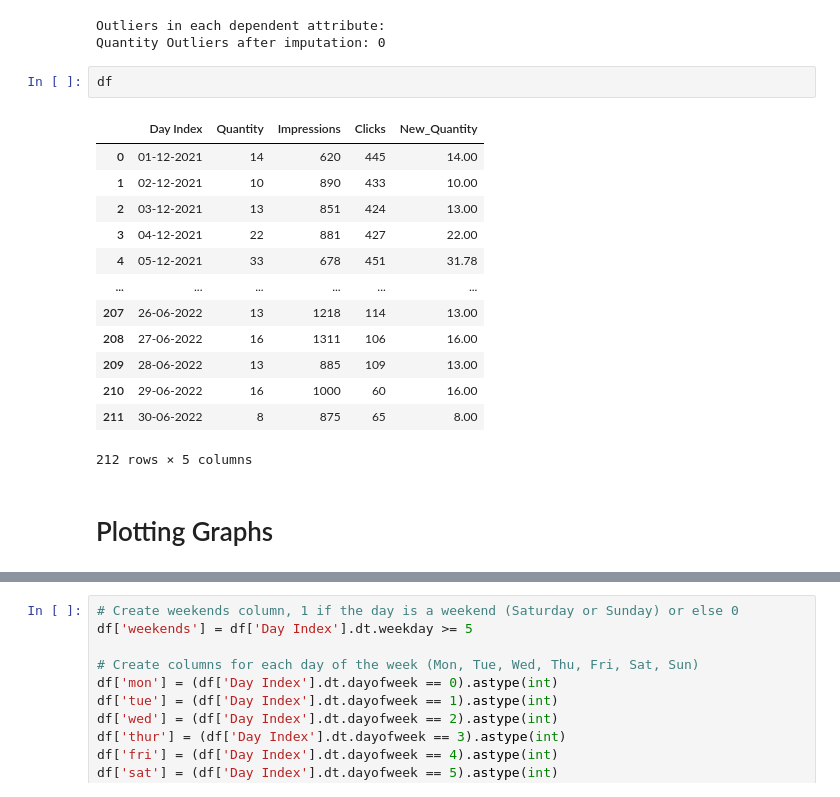
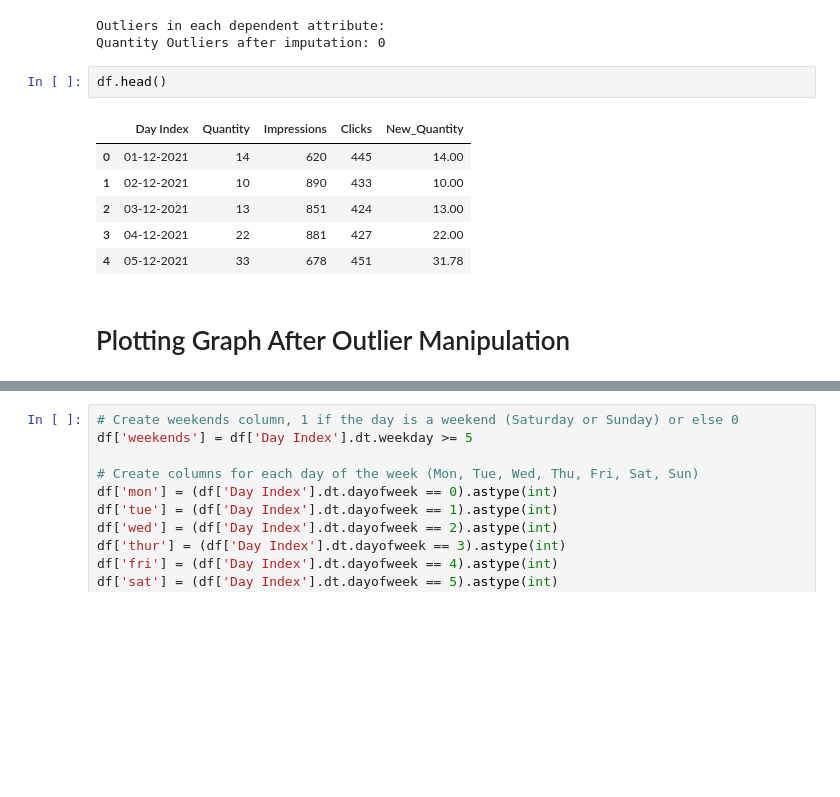
Before and after one commit to Shriya2524/Demand-forcasting, a Jupyter notebook: DEMAND_FORCASTING.ipynb, the cells around one changed output, grey strips where cells are left out. Saved outputs shown, nothing was run; the diff lists cells and outputs as text; blank space fills up the shorter version.

```diff
--- a/DEMAND_FORCASTING.ipynb
+++ b/DEMAND_FORCASTING.ipynb
@@ -225,21 +242,14 @@ print(f"Quantity Outliers after imputation: {outliers_count}")
 Outliers in each dependent attribute:
 Quantity Outliers after imputation: 0
 # %%
-df
+df.head()
 # %% [output]
 |  | Day Index | Quantity | Impressions | Clicks | New_Quantity |
 | 0 | 01-12-2021 | 14 | 620 | 445 | 14.00 |
 | 1 | 02-12-2021 | 10 | 890 | 433 | 10.00 |
 | 2 | 03-12-2021 | 13 | 851 | 424 | 13.00 |
 | 3 | 04-12-2021 | 22 | 881 | 427 | 22.00 |
 | 4 | 05-12-2021 | 33 | 678 | 451 | 31.78 |
-| ... | ... | ... | ... | ... | ... |
-| 207 | 26-06-2022 | 13 | 1218 | 114 | 13.00 |
-| 208 | 27-06-2022 | 16 | 1311 | 106 | 16.00 |
-| 209 | 28-06-2022 | 13 | 885 | 109 | 13.00 |
-| 210 | 29-06-2022 | 16 | 1000 | 60 | 16.00 |
-| 211 | 30-06-2022 | 8 | 875 | 65 | 8.00 |
-212 rows × 5 columns
 # %% [markdown]
-# Plotting Graphs
+# Plotting Graph After Outlier Manipulation
 # %%
```
Also changed, not shown: parts of 32 cells of this notebook.
